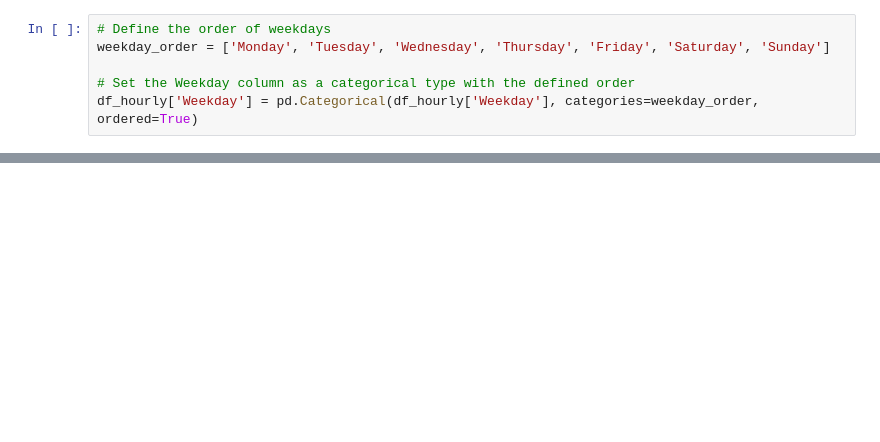
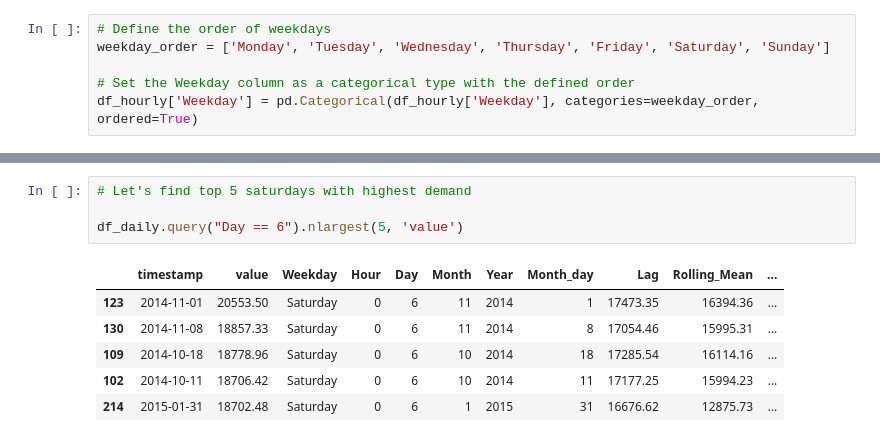
Before and after one commit to CoderCnc/AnomalyDetection, a Jupyter notebook: code.ipynb, the cells around one changed output, grey strips where cells are left out. Drawn from its saved outputs; the diff is of its cells as text; blank space fills up the shorter version.

```diff
--- a/code.ipynb
+++ b/code.ipynb
@@ -124,0 +197,11 @@ plot
+# %%
+# Let's find top 5 saturdays with highest demand
+
+df_daily.query("Day == 6").nlargest(5, 'value')
+# %% [output]
+|  | timestamp | value | Weekday | Hour | Day | Month | Year | Month_day | Lag | Rolling_Mean | ... |
+| 123 | 2014-11-01 | 20553.50 | Saturday | 0 | 6 | 11 | 2014 | 1 | 17473.35 | 16394.36 | ... |
+| 130 | 2014-11-08 | 18857.33 | Saturday | 0 | 6 | 11 | 2014 | 8 | 17054.46 | 15995.31 | ... |
+| 109 | 2014-10-18 | 18778.96 | Saturday | 0 | 6 | 10 | 2014 | 18 | 17285.54 | 16114.16 | ... |
+| 102 | 2014-10-11 | 18706.42 | Saturday | 0 | 6 | 10 | 2014 | 11 | 17177.25 | 15994.23 | ... |
+| 214 | 2015-01-31 | 18702.48 | Saturday | 0 | 6 | 1 | 2015 | 31 | 16676.62 | 12875.73 | ... |
```
Also changed, not shown: parts of 44 cells of this notebook.
